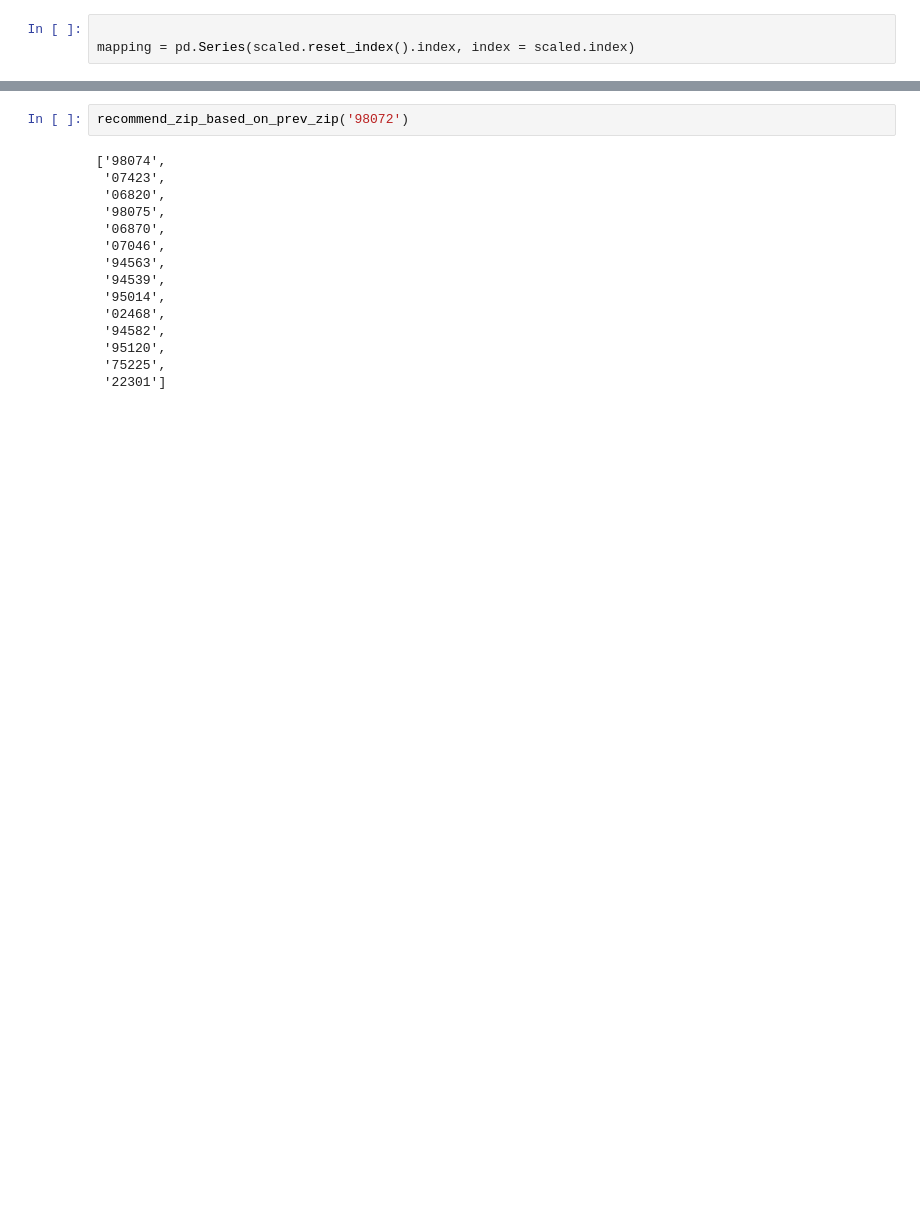
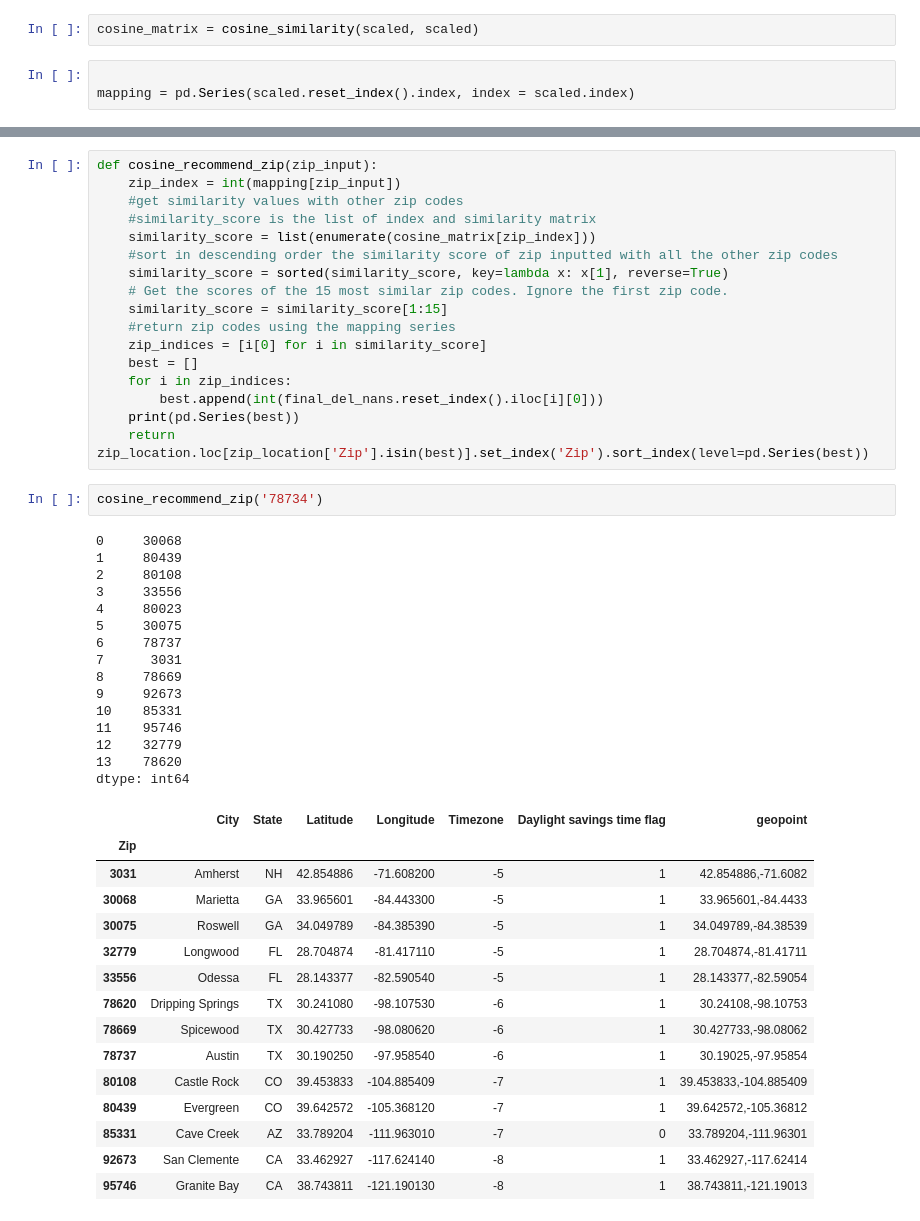
Before and after one commit to MLondon1027/Relocation_Recommender_System, a Jupyter notebook: Real_Estate_Recommender.ipynb, the cells around one changed output, grey strips where cells are left out. Saved outputs shown, nothing was run; the diff lists cells and outputs as text; blank space fills up the shorter version.

Commit message:
cosine model

```diff
--- a/Real_Estate_Recommender.ipynb
+++ b/Real_Estate_Recommender.ipynb
@@ -803,3 +771,5 @@ array([[ 38.13123228,  -6.75682652,   4.01198679, ..., -14.09137746,
+# %%
+cosine_matrix = cosine_similarity(scaled, scaled)
 # %%
 
 mapping = pd.Series(scaled.reset_index().index, index = scaled.index)
@@ -822,17 +793,50 @@ def recommend_zip_based_on_prev_zip(zip_input):
-# %%
-recommend_zip_based_on_prev_zip('98072')
-# %% [output]
-['98074',
- '07423',
- '06820',
- '98075',
- '06870',
- '07046',
- '94563',
- '94539',
- '95014',
- '02468',
- '94582',
- '95120',
- '75225',
- '22301']
+# %%
+def cosine_recommend_zip(zip_input):
+    zip_index = int(mapping[zip_input])
+    #get similarity values with other zip codes
+    #similarity_score is the list of index and similarity matrix
+    similarity_score = list(enumerate(cosine_matrix[zip_index]))
+    #sort in descending order the similarity score of zip inputted with all the other zip codes
+    similarity_score = sorted(similarity_score, key=lambda x: x[1], reverse=True)
+    # Get the scores of the 15 most similar zip codes. Ignore the first zip code.
+    similarity_score = similarity_score[1:15]
+    #return zip codes using the mapping series
+    zip_indices = [i[0] for i in similarity_score]
+    best = []
+    for i in zip_indices:
+        best.append(int(final_del_nans.reset_index().iloc[i][0]))
+    print(pd.Series(best))
+    return zip_location.loc[zip_location['Zip'].isin(best)].set_index('Zip').sort_index(level=pd.Series(best))
+# %%
+cosine_recommend_zip('78734')
+# %% [output]
+0     30068
+1     80439
+2     80108
+3     33556
+4     80023
+5     30075
+6     78737
+7      3031
+8     78669
+9     92673
+10    85331
+11    95746
+12    32779
+13    78620
+dtype: int64
+|  | City | State | Latitude | Longitude | Timezone | Daylight savings time flag | geopoint |
+| Zip |  |  |  |  |  |  |  |
+| 3031 | Amherst | NH | 42.854886 | -71.608200 | -5 | 1 | 42.854886,-71.6082 |
+| 30068 | Marietta | GA | 33.965601 | -84.443300 | -5 | 1 | 33.965601,-84.4433 |
+| 30075 | Roswell | GA | 34.049789 | -84.385390 | -5 | 1 | 34.049789,-84.38539 |
+| 32779 | Longwood | FL | 28.704874 | -81.417110 | -5 | 1 | 28.704874,-81.41711 |
+| 33556 | Odessa | FL | 28.143377 | -82.590540 | -5 | 1 | 28.143377,-82.59054 |
+| 78620 | Dripping Springs | TX | 30.241080 | -98.107530 | -6 | 1 | 30.24108,-98.10753 |
+| 78669 | Spicewood | TX | 30.427733 | -98.080620 | -6 | 1 | 30.427733,-98.08062 |
+| 78737 | Austin | TX | 30.190250 | -97.958540 | -6 | 1 | 30.19025,-97.95854 |
+| 80108 | Castle Rock | CO | 39.453833 | -104.885409 | -7 | 1 | 39.453833,-104.885409 |
+| 80439 | Evergreen | CO | 39.642572 | -105.368120 | -7 | 1 | 39.642572,-105.36812 |
+| 85331 | Cave Creek | AZ | 33.789204 | -111.963010 | -7 | 0 | 33.789204,-111.96301 |
+| 92673 | San Clemente | CA | 33.462927 | -117.624140 | -8 | 1 | 33.462927,-117.62414 |
+| 95746 | Granite Bay | CA | 38.743811 | -121.190130 | -8 | 1 | 38.743811,-121.19013 |
```
Also changed, not shown: parts of 9 cells of this notebook.
